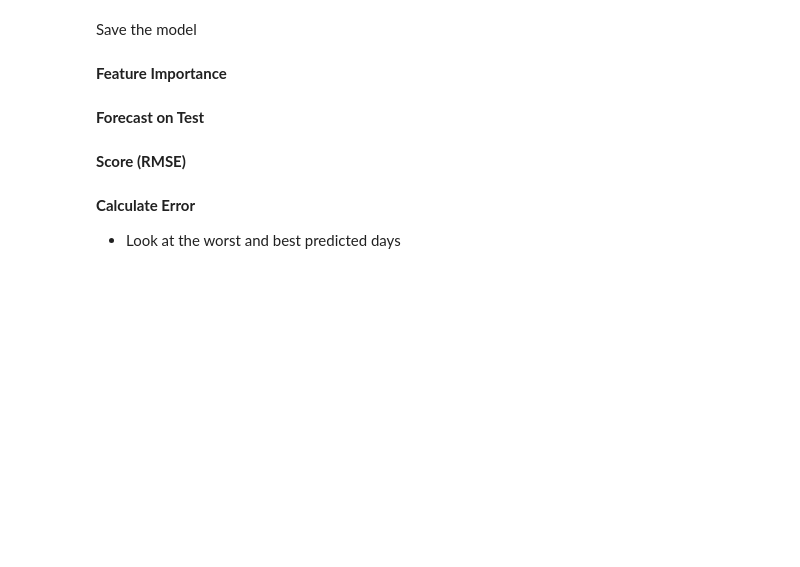
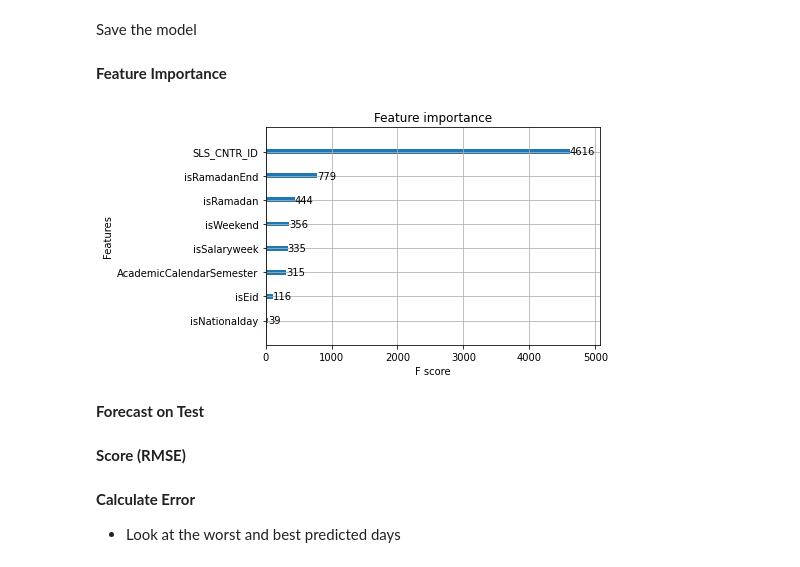
Before and after one commit to hajsf/Time-Series-Forecast, a Jupyter notebook: 05_TrainModel.ipynb, the cells around one changed output. Saved outputs shown, nothing was run; the diff lists cells and outputs as text; code cells hidden in the pictures; blank space fills up the shorter version.

```diff
--- a/05_TrainModel.ipynb
+++ b/05_TrainModel.ipynb
@@ -57,7 +69,7 @@ plt.show()
 **Create the Model**
 # %%
 #DataFrame.dtypes for data must be int, float or bool, so we are removing 'ITEM_ID' and 'DATE1'
-FEATURES = ['SLS_CNTR_ID', 'isSalaryweek', 'AcademicCalendarSemester', 'isWeekend', 'isEid']
+FEATURES = ['SLS_CNTR_ID', 'isSalaryweek', 'AcademicCalendarSemester', 'isWeekend', 'isRamadan', 'isRamadanEnd', 'isEid', 'isNationalday']
 TARGET = 'QTY'
 
 X_train = train[FEATURES]
@@ -66,14 +78,14 @@ y_train = train[TARGET]
 X_test = test[FEATURES]
 y_test = test[TARGET]
 # %%
-reg = xgb.XGBRegressor(base_score=0.5, booster='gbtree',
+model = xgb.XGBRegressor(base_score=0.5, booster='gbtree',
                        n_estimators=1000,
                        early_stopping_rounds=50,
                        objective='reg:squarederror', # instead of 'reg:linear' that is deprecated
                        max_depth=3,
                        learning_rate=0.01)
 # %%
-reg.fit(X_train, y_train,
+model.fit(X_train, y_train,
         eval_set=[(X_train, y_train), (X_test, y_test)],
         verbose=100)
 # %% [output]
@@ -101,2 +112,10 @@ plt.show()
+# %%
+#from xgboost import XGBRegressor
+from xgboost import plot_importance
+# plot feature importance
+plot_importance(model)
+plt.show()
+# %% [output]
+[figure, added]
 # %% [markdown]
 **Forecast on Test**
```
Also changed, not shown: parts of 12 cells of this notebook.
